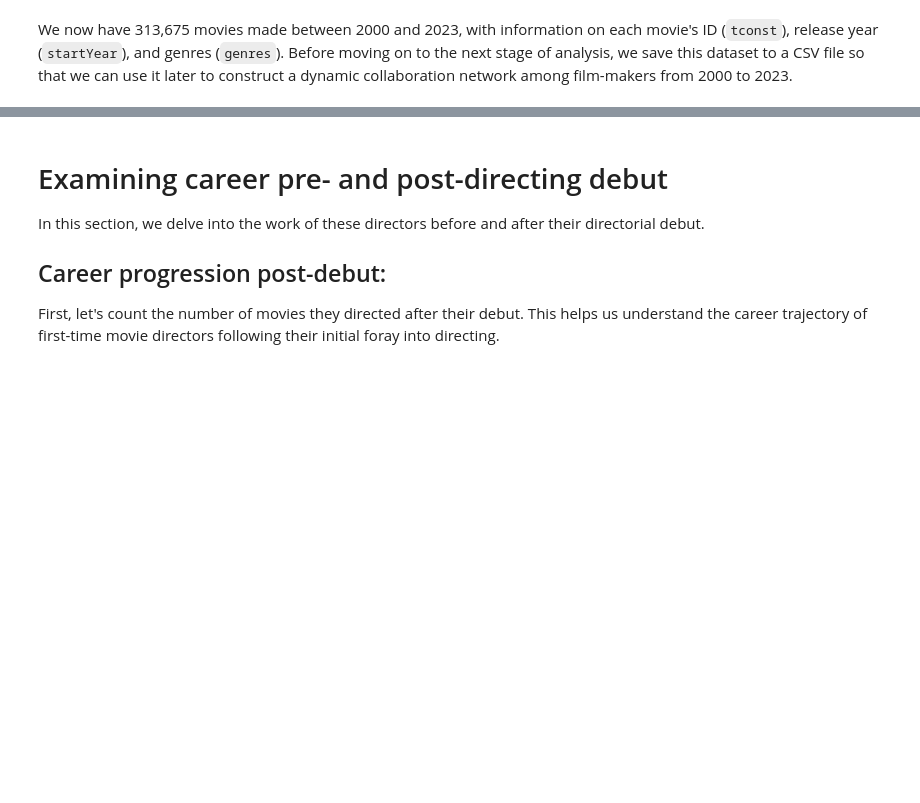
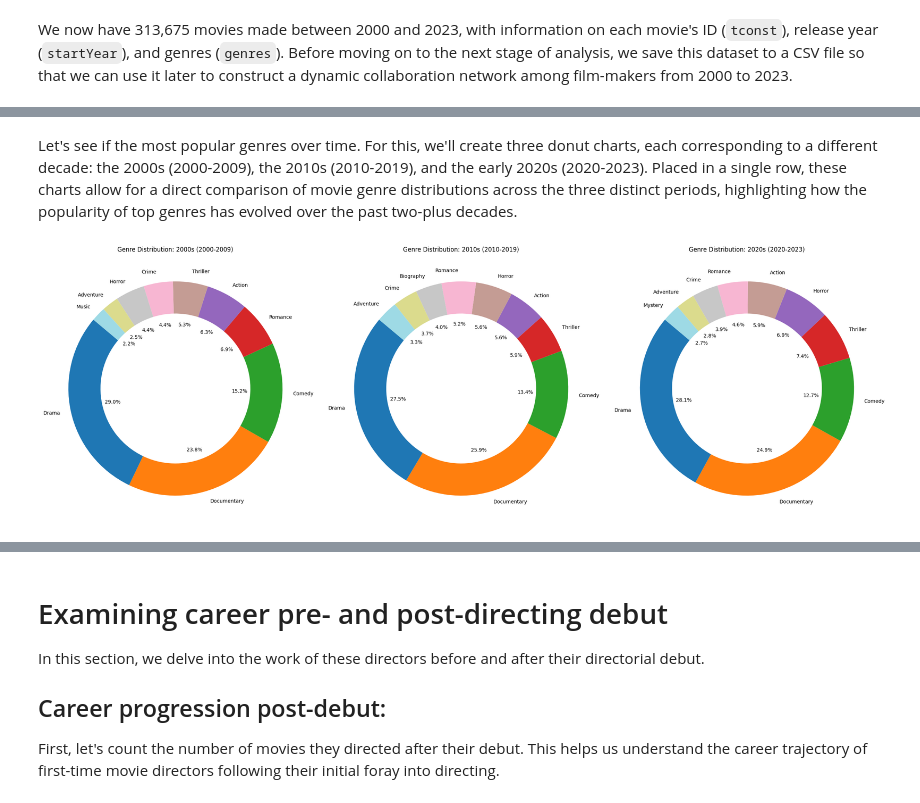
Before and after one commit to nhunguyen0901/SocialNetworks_CareerLongevity, a Jupyter notebook: Phase_1_Tracking_Movie_Directors_Career.ipynb, the cells around one changed output, grey strips where cells are left out. Drawn from its saved outputs; the diff is of its cells as text; code cells hidden in the pictures; blank space fills up the shorter version.

```diff
--- a/Phase_1_Tracking_Movie_Directors_Career.ipynb
+++ b/Phase_1_Tracking_Movie_Directors_Career.ipynb
@@ -273,0 +249,33 @@ df_ratings.head()
+# %% [markdown]
+Let's see if the most popular genres over time. For this, we'll create three donut charts, each corresponding to a different decade: the 2000s (2000-2009), the 2010s (2010-2019), and the early 2020s (2020-2023). Placed in a single row, these charts allow for a direct comparison of movie genre distributions across the three distinct periods, highlighting how the popularity of top genres has evolved over the past two-plus decades.
+# %%
+# Define the consolidated time periods for the new set of donut charts
+consolidated_periods = {
+    '2000s (2000-2009)': (2000, 2009),
+    '2010s (2010-2019)': (2010, 2019),
+    '2020s (2020-2023)': (2020, 2023),
+}
+
+# Prepare the figure for the donut charts, ensuring they're all on one row
+fig, axs = plt.subplots(1, len(consolidated_periods), figsize=(24, 8))  # One row, with a subplot for each time period
+
+for idx, (period_label, (start_year, end_year)) in enumerate(consolidated_periods.items()):
+    # Filter the data for the current period
+    period_data = expanded_genres[(expanded_genres['startYear'] >= start_year) & (expanded_genres['startYear'] <= end_year)]
+
+    # Calculate genre distribution for the current period
+    genre_distribution_period = period_data['genres'].value_counts(normalize=True) * 100
+    top_genres_period = genre_distribution_period.head(10)
+
+    # Generate unique colors for each genre
+    unique_colors_period = plt.cm.tab20(np.linspace(0, 1, len(top_genres_period)))
+
+    # Plotting Donut Chart for the current period
+    axs[idx].pie(top_genres_period, labels=top_genres_period.index, autopct='%1.1f%%', startangle=140, colors=unique_colors_period, wedgeprops=dict(width=0.3))
+    axs[idx].set_title(f'Genre Distribution: {period_label}')
+
+# Adjust layout and display
+plt.tight_layout()
+plt.show()
+# %% [output]
+[figure, added]
```
Also changed, not shown: parts of 61 cells of this notebook, 2 other files.
